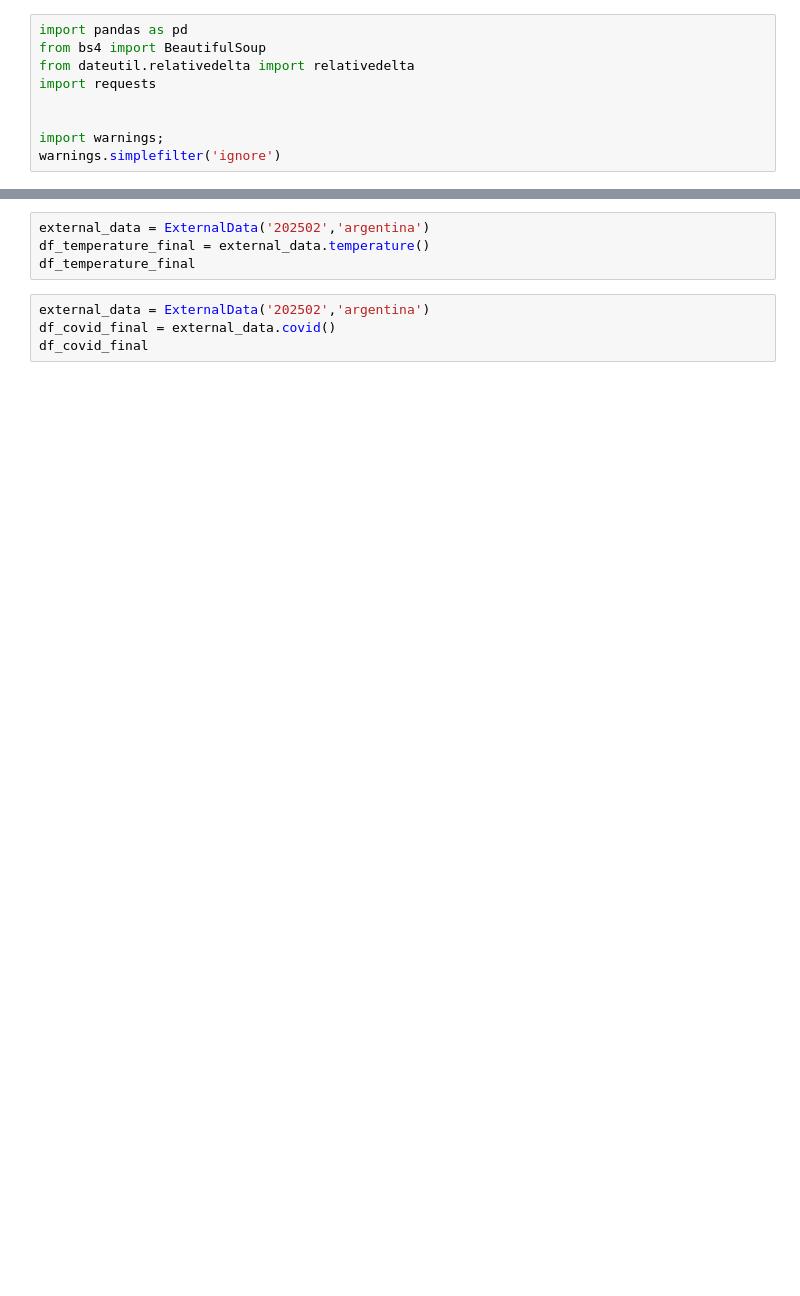
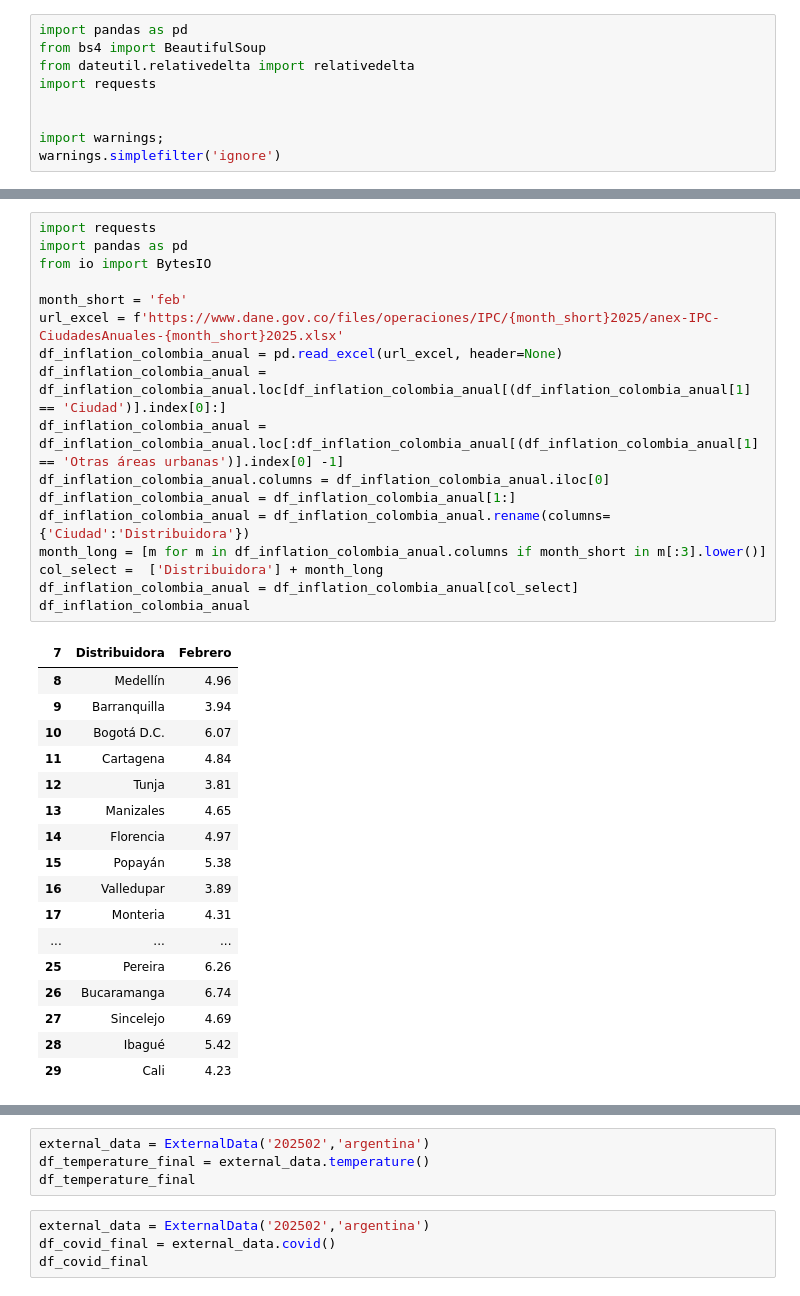
Before and after one commit to alejomd17/scrapping_temperature, a Jupyter notebook: scrapping_temperature.ipynb, the cells around one changed output, grey strips where cells are left out. Cells and saved outputs as stored; diff of their text form; blank space fills up the shorter version.

```diff
--- a/scrapping_temperature.ipynb
+++ b/scrapping_temperature.ipynb
@@ -173,0 +255,35 @@ class ExternalData:
+# %%
+import requests
+import pandas as pd
+from io import BytesIO
+
+month_short = 'feb'
+url_excel = f'https://www.dane.gov.co/files/operaciones/IPC/{month_short}2025/anex-IPC-CiudadesAnuales-{month_short}2025.xlsx'
+df_inflation_colombia_anual = pd.read_excel(url_excel, header=None)
+df_inflation_colombia_anual = df_inflation_colombia_anual.loc[df_inflation_colombia_anual[(df_inflation_colombia_anual[1] == 'Ciudad')].index[0]:]
+df_inflation_colombia_anual = df_inflation_colombia_anual.loc[:df_inflation_colombia_anual[(df_inflation_colombia_anual[1] == 'Otras áreas urbanas')].index[0] -1]
+df_inflation_colombia_anual.columns = df_inflation_colombia_anual.iloc[0]
+df_inflation_colombia_anual = df_inflation_colombia_anual[1:]
+df_inflation_colombia_anual = df_inflation_colombia_anual.rename(columns={'Ciudad':'Distribuidora'})
+month_long = [m for m in df_inflation_colombia_anual.columns if month_short in m[:3].lower()]
+col_select =  ['Distribuidora'] + month_long
+df_inflation_colombia_anual = df_inflation_colombia_anual[col_select]
+df_inflation_colombia_anual
+# %% [output]
+| 7 | Distribuidora | Febrero |
+| 8 | Medellín | 4.96 |
+| 9 | Barranquilla | 3.94 |
+| 10 | Bogotá D.C. | 6.07 |
+| 11 | Cartagena | 4.84 |
+| 12 | Tunja | 3.81 |
+| 13 | Manizales | 4.65 |
+| 14 | Florencia | 4.97 |
+| 15 | Popayán | 5.38 |
+| 16 | Valledupar | 3.89 |
+| 17 | Monteria | 4.31 |
+| ... | ... | ... |
+| 25 | Pereira | 6.26 |
+| 26 | Bucaramanga | 6.74 |
+| 27 | Sincelejo | 4.69 |
+| 28 | Ibagué | 5.42 |
+| 29 | Cali | 4.23 |
```
Also changed, not shown: parts of 9 cells of this notebook.
